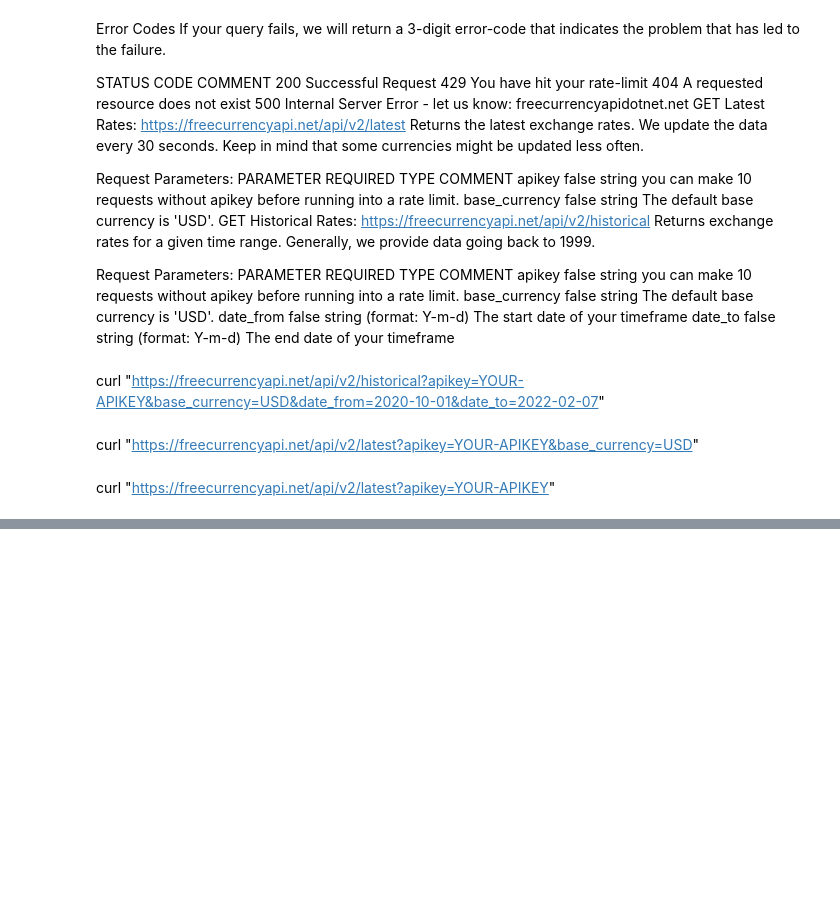
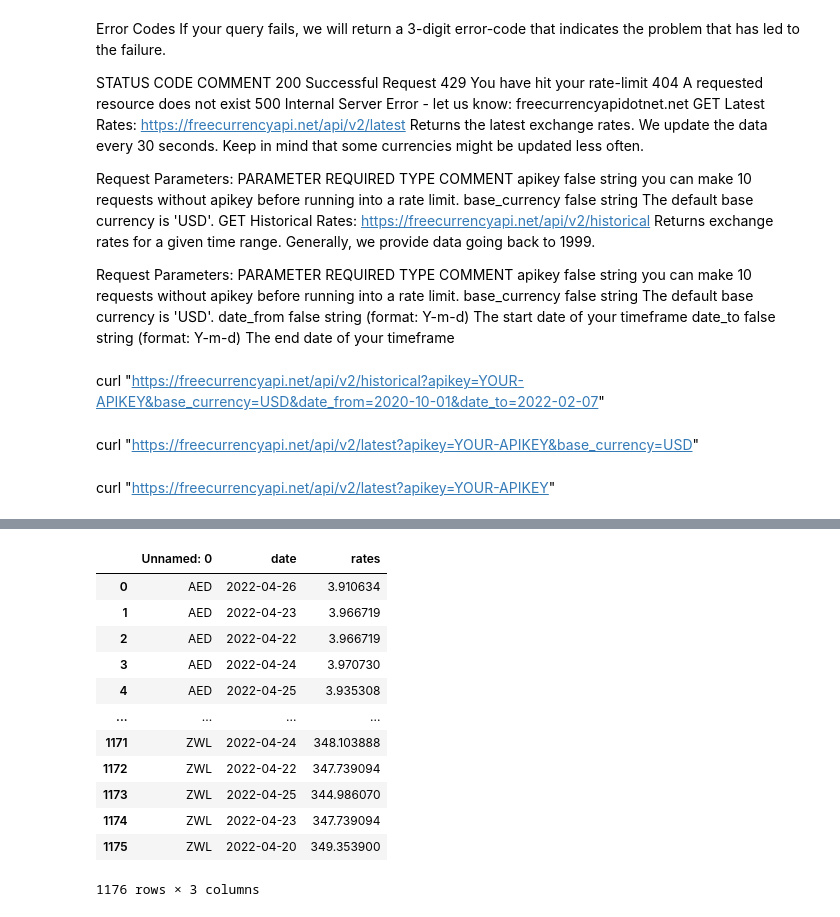
Before and after one commit to KrishnarajT/Currency-Converter, a Jupyter notebook: Currency_Exchange_API.ipynb, the cells around one changed output, grey strips where cells are left out. Saved outputs shown, nothing was run; the diff lists cells and outputs as text; code cells hidden in the pictures; blank space fills up the shorter version.

```diff
--- a/Currency_Exchange_API.ipynb
+++ b/Currency_Exchange_API.ipynb
@@ -84,0 +450,2 @@ curl "https://freecurrencyapi.net/api/v2/latest?apikey=YOUR-APIKEY"
+# %%
+cur = pd.read_csv('currency_database.csv', index_col = 0)
@@ -84,0 +468,16 @@ curl "https://freecurrencyapi.net/api/v2/latest?apikey=YOUR-APIKEY"
+# %%
+cur
+# %% [output]
+|  | Unnamed: 0 | date | rates |
+| 0 | AED | 2022-04-26 | 3.910634 |
+| 1 | AED | 2022-04-23 | 3.966719 |
+| 2 | AED | 2022-04-22 | 3.966719 |
+| 3 | AED | 2022-04-24 | 3.970730 |
+| 4 | AED | 2022-04-25 | 3.935308 |
+| ... | ... | ... | ... |
+| 1171 | ZWL | 2022-04-24 | 348.103888 |
+| 1172 | ZWL | 2022-04-22 | 347.739094 |
+| 1173 | ZWL | 2022-04-25 | 344.986070 |
+| 1174 | ZWL | 2022-04-23 | 347.739094 |
+| 1175 | ZWL | 2022-04-20 | 349.353900 |
+1176 rows × 3 columns
```
Also changed, not shown: parts of 44 cells of this notebook, 15 other files.
